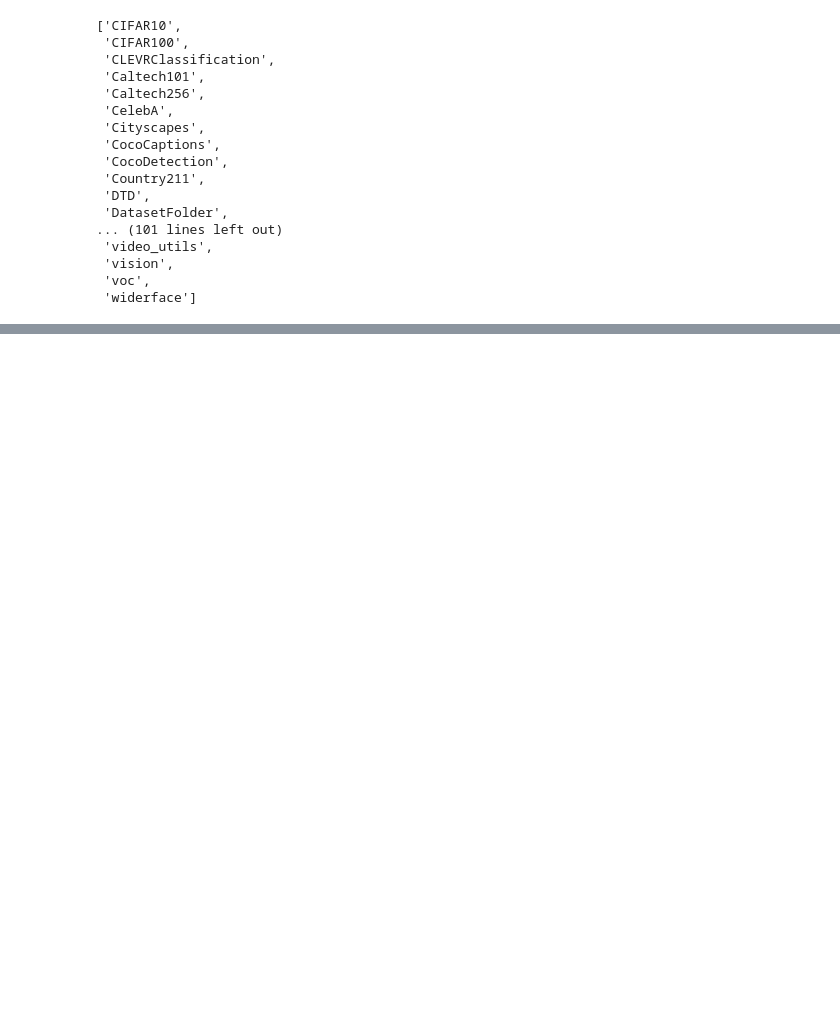
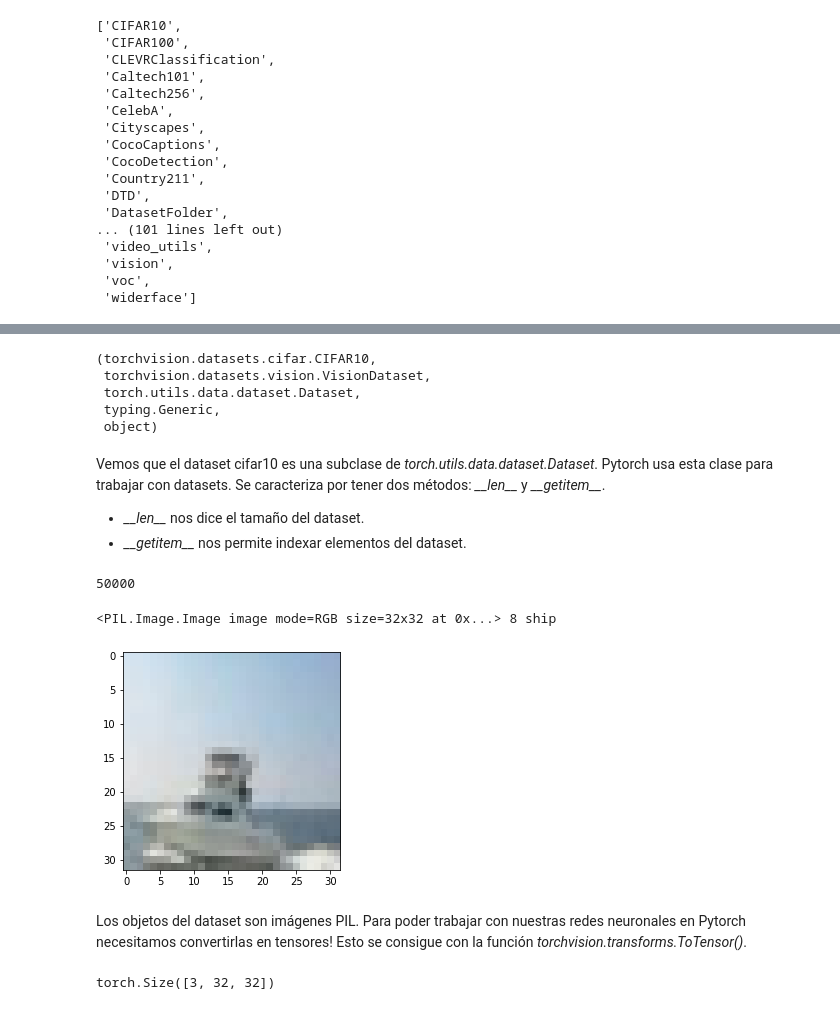
Before and after one commit to wizmik12/first-app-pytorch, a Jupyter notebook: 3_clasificación_imágenes.ipynb, the cells around one changed output, grey strips where cells are left out. Cells and saved outputs as stored; diff of their text form; code cells hidden in the pictures; blank space fills up the shorter version.

```diff
--- a/3_clasificación_imágenes.ipynb
+++ b/3_clasificación_imágenes.ipynb
@@ -36,0 +55,36 @@ dir(datasets) # En Pytorch tenemos para probar multitud de datasets
+# %%
+type(cifar10).__mro__
+# %% [output]
+(torchvision.datasets.cifar.CIFAR10,
+ torchvision.datasets.vision.VisionDataset,
+ torch.utils.data.dataset.Dataset,
+ typing.Generic,
+ object)
+# %% [markdown]
+Vemos que el dataset cifar10 es una subclase de *torch.utils.data.dataset.Dataset*. Pytorch usa esta clase para trabajar con datasets. Se caracteriza por tener dos métodos: *\_\_len\_\_* y *\_\_getitem\_\_*.
+
+- *\_\_len\_\_* nos dice el tamaño del dataset.
+- *\_\_getitem\_\_* nos permite indexar elementos del dataset.
+# %%
+len(cifar10)
+# %% [output]
+50000
+# %%
+img, label = cifar10[100]
+print(img, label, class_names[label])
+
+plt.imshow(img)
+plt.show()
+# %% [output]
+<PIL.Image.Image image mode=RGB size=32x32 at 0x...> 8 ship
+[figure, added]
+# %% [markdown]
+Los objetos del dataset son imágenes PIL. Para poder trabajar con nuestras redes neuronales en Pytorch necesitamos convertirlas en tensores! Esto se consigue con la función *torchvision.transforms.ToTensor()*.
+# %%
+from torchvision import transforms
+
+to_tensor = transforms.ToTensor()
+img_t = to_tensor(img)
+img_t.shape
+# %% [output]
+torch.Size([3, 32, 32])
```
Also changed, not shown: parts of 13 cells of this notebook.
